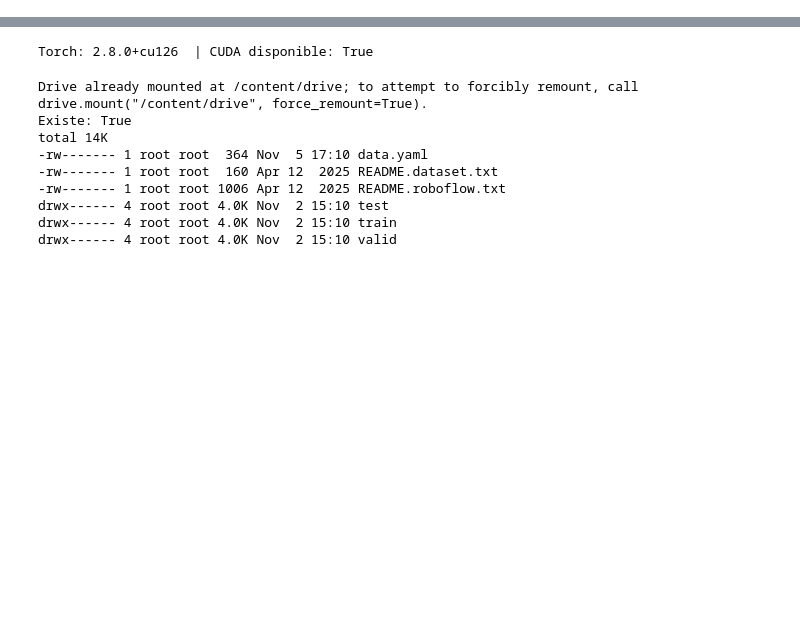
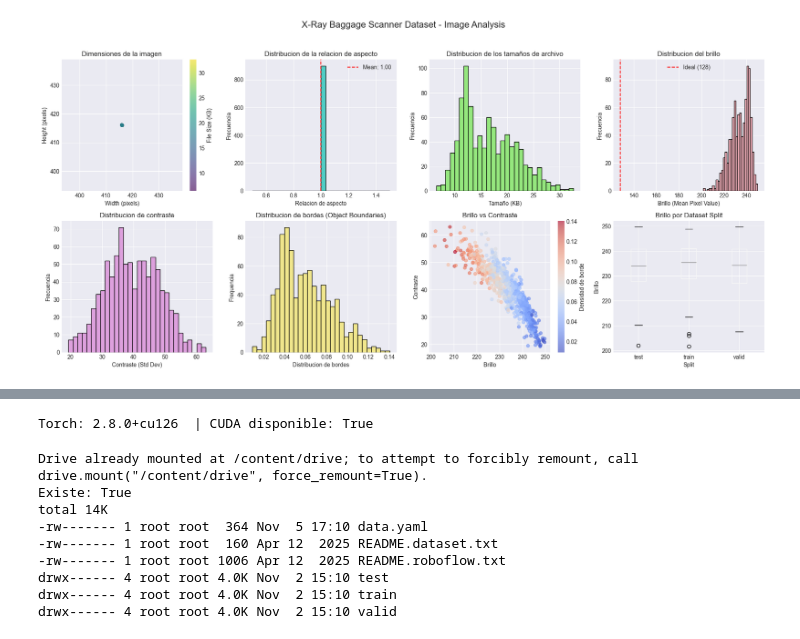
Before and after one commit to X57FI8W9S/VPC2, a Jupyter notebook: TP_final_VPC_2.ipynb, the cells around one changed output, grey strips where cells are left out. Drawn from its saved outputs; the diff is of its cells as text; code cells hidden in the pictures; blank space fills up the shorter version.

```diff
--- a/TP_final_VPC_2.ipynb
+++ b/TP_final_VPC_2.ipynb
@@ -171,0 +376,85 @@ max       0.328125     0.332933
+# %%
+# Visualization de las propiedades de la imagen
+def visualizar_propiedades_imagen(df_images):
+    """Visualizar propiedades de las imagenes"""
+
+    fig = plt.figure(figsize=(18, 12))
+
+    # scatter plot para las dimensiones
+    ax1 = plt.subplot(3, 4, 1)
+    scatter = ax1.scatter(df_images['width'], df_images['height'],
+                         c=df_images['file_size_kb'], cmap='viridis',
+                         alpha=0.6, s=30)
+    ax1.set_xlabel('Width (pixels)')
+    ax1.set_ylabel('Height (pixels)')
+    ax1.set_title('Dimensiones de la imagen')
+    plt.colorbar(scatter, ax=ax1, label='File Size (KB)')
+
+    # 2. Distribucion de la relacion de aspecto
+    ax2 = plt.subplot(3, 4, 2)
+    ax2.hist(df_images['aspect_ratio'], bins=30, edgecolor='black', color='#4ECDC4')
+    ax2.axvline(df_images['aspect_ratio'].mean(), color='red', linestyle='--',
+                label=f'Mean: {df_images["aspect_ratio"].mean():.2f}')
+    ax2.set_xlabel('Relacion de aspecto')
+    ax2.set_ylabel('Frecuencia')
+    ax2.set_title('Distribucion de la relacion de aspecto')
+    ax2.legend()
+
+    # 3. Distribucion del tamaño
+    ax3 = plt.subplot(3, 4, 3)
+    ax3.hist(df_images['file_size_kb'], bins=30, edgecolor='black', color='#95E77E')
+    ax3.set_xlabel('Tamaño (KB)')
+    ax3.set_ylabel('Frecuencia')
+    ax3.set_title('Distribucion de los tamaños de archivo')
+
+    # 4. Distribucion del brillo
+    ax4 = plt.subplot(3, 4, 4)
+    ax4.hist(df_images['brightness'], bins=30, edgecolor='black', color='#FFB6C1')
+    ax4.axvline(128, color='red', linestyle='--', label='Ideal (128)')
+    ax4.set_xlabel('Brillo (Mean Pixel Value)')
+    ax4.set_ylabel('Frecuencia')
+    ax4.set_title('Distribucion del brillo')
+    ax4.legend()
+
+    # 5. Contrast distribution
+    ax5 = plt .subplot(3, 4, 5)
+    ax5 .hist(df_images['contrast'], bins=30, edgecolor='black', color='#DDA0DD')
+    ax5 .set_xlabel('Contraste (Std Dev)')
+    ax5 .set_ylabel('Frecuencia')
+    ax5 .set_title('Distribucion de contraste')
+
+    # 6. Distribucion de la densidad de bordes
+    ax6 = plt.subplot(3, 4, 6)
+    ax6.hist(df_images['edge_density'], bins=30, edgecolor='black', color='#F0E68C')
+    ax6.set_xlabel('Distribucion de bordes')
+    ax6.set_ylabel('Frequencia')
+    ax6.set_title('Distribucion de bordes (Object Boundaries)')
+
+    # 7. Brillo vs Contraste scatter
+    ax7 = plt.subplot(3, 4, 7)
+    scatter2 = ax7 .scatter(df_images['brightness'], df_images['contrast'],
+                          c=df_images['edge_density'], cmap='coolwarm',
+                          alpha=0.6, s=30)
+    ax7.set_xlabel('Brillo')
+    ax7.set_ylabel('Contraste')
+    ax7.set_title('Brillo vs Contraste')
+    plt.colorbar(scatter2, ax=ax7, label='Densidad de borde')
+
+    # 8. Box plots por split
+    ax8 = plt.subplot(3, 4, 8)
+    df_images.boxplot(column='brightness', by='split', ax=ax8)
+    ax8.set_xlabel('Split')
+    ax8.set_ylabel('Brillo')
+    ax8.set_title('Brillo por Dataset Split')
+    plt.sca(ax8)
+    plt.xticks(rotation=0)
+
+
+
+    plt.suptitle('X-Ray Baggage Scanner Dataset - Image Analysis', fontsize=16, y=1.02)
+    plt.tight_layout()
+    plt.show()
+
+visualizar_propiedades_imagen(df_images)
+# %% [output]
+[figure, added]
```
Also changed, not shown: parts of 12 cells of this notebook, 1 other file.
